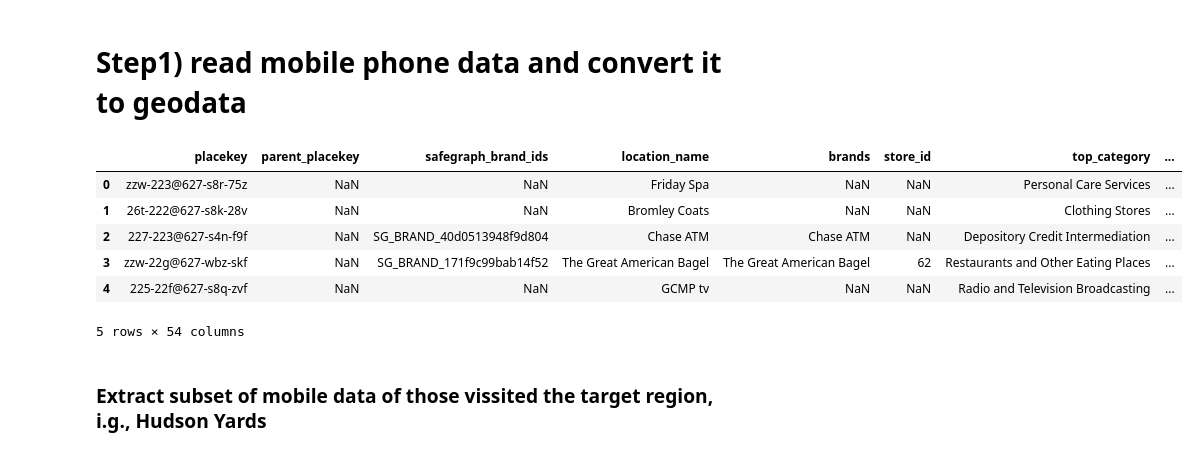
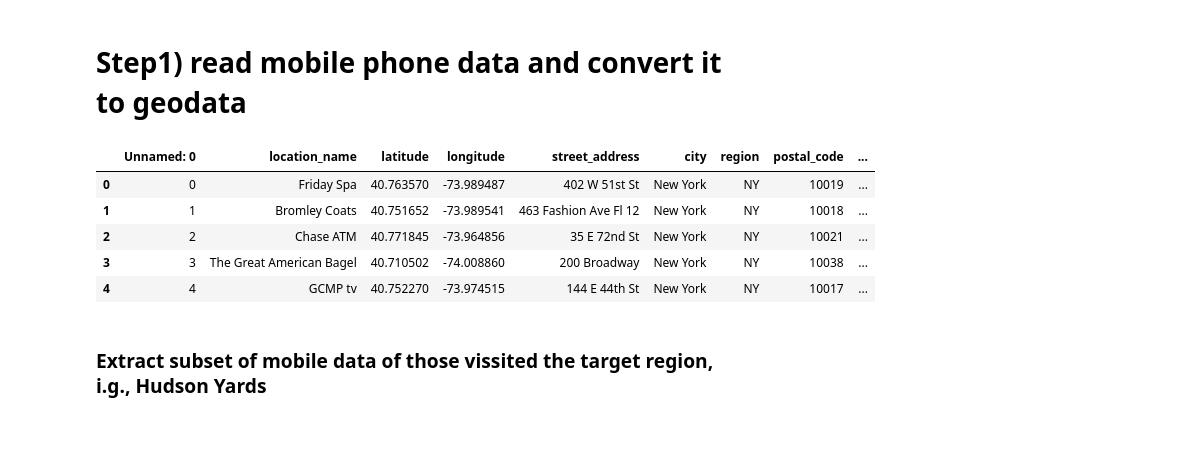
Before and after one commit to sev-90/art_of_engineering_course, a Jupyter notebook: main.ipynb, the cells around one changed output. Cells and saved outputs as stored; diff of their text form; code cells hidden in the pictures.

```diff
--- a/main.ipynb
+++ b/main.ipynb
@@ -1,6 +1,7 @@
 # %%
 import matplotlib.pyplot as plt
-
+import pandas as pd
+pd.set_option('display.max_columns',None)
 from data_reader import read_data
 from grid_reader import read_grids
 from grid_mapper import map_to_taxiZones
@@ -14,17 +15,16 @@ The autoreload extension is already loaded. To reload it, use:
 # %% [markdown]
 # Step1) read mobile phone data and convert it to geodata
 # %%
-file_name = 'data/poi_NY_initial.csv'
+file_name = 'data/poi_NY_initial_subset.csv'
 geo_data = read_data(file_name)
 geo_data.head(5)
 # %% [output]
-|  | placekey | parent_placekey | safegraph_brand_ids | location_name | brands | store_id | top_category | ... |
-| 0 | zzw-223@627-s8r-75z | NaN | NaN | Friday Spa | NaN | NaN | Personal Care Services | ... |
-| 1 | 26t-222@627-s8k-28v | NaN | NaN | Bromley Coats | NaN | NaN | Clothing Stores | ... |
-| 2 | 227-223@627-s4n-f9f | NaN | SG_BRAND_40d0513948f9d804 | Chase ATM | Chase ATM | NaN | Depository Credit Intermediation | ... |
-| 3 | zzw-22g@627-wbz-skf | NaN | SG_BRAND_171f9c99bab14f52 | The Great American Bagel | The Great American Bagel | 62 | Restaurants and Other Eating Places | ... |
-| 4 | 225-22f@627-s8q-zvf | NaN | NaN | GCMP tv | NaN | NaN | Radio and Television Broadcasting | ... |
+|  | Unnamed: 0 | location_name | latitude | longitude | street_address | city | region | postal_code | ... |
+| 0 | 0 | Friday Spa | 40.763570 | -73.989487 | 402 W 51st St | New York | NY | 10019 | ... |
+| 1 | 1 | Bromley Coats | 40.751652 | -73.989541 | 463 Fashion Ave Fl 12 | New York | NY | 10018 | ... |
+| 2 | 2 | Chase ATM | 40.771845 | -73.964856 | 35 E 72nd St | New York | NY | 10021 | ... |
+| 3 | 3 | The Great American Bagel | 40.710502 | -74.008860 | 200 Broadway | New York | NY | 10038 | ... |
+| 4 | 4 | GCMP tv | 40.752270 | -73.974515 | 144 E 44th St | New York | NY | 10017 | ... |
-5 rows × 54 columns
 # %% [markdown]
 ### Extract subset of mobile data of those vissited the target region, i.g., Hudson Yards
 # %% [markdown]
```
Also changed, not shown: parts of 6 cells of this notebook.
